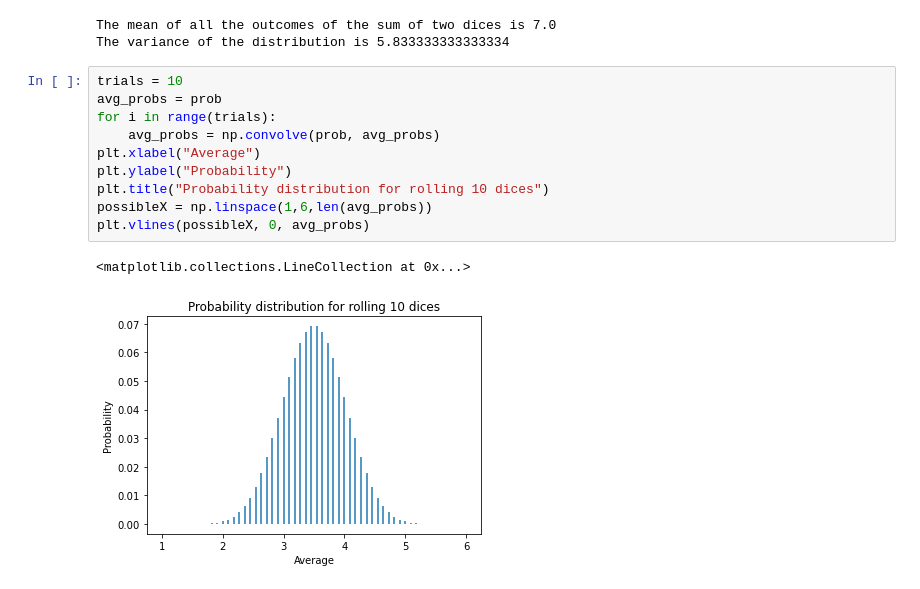
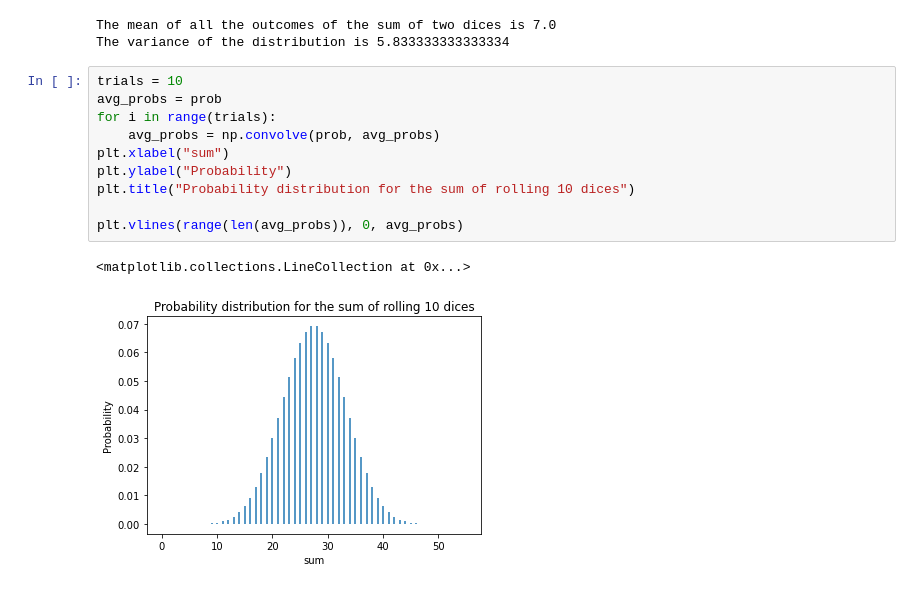
Before and after one commit to leih3/phys434lab1, a Jupyter notebook: HW2.ipynb, the cells around one changed output. Cells and saved outputs as stored; diff of their text form.

```diff
--- a/HW2.ipynb
+++ b/HW2.ipynb
@@ -88,16 +90,16 @@ The variance of the distribution is 5.833333333333334
 # %%
 trials = 10
 avg_probs = prob
 for i in range(trials):
     avg_probs = np.convolve(prob, avg_probs)
-plt.xlabel("Average")
+plt.xlabel("sum")
 plt.ylabel("Probability")
-plt.title("Probability distribution for rolling 10 dices")
-possibleX = np.linspace(1,6,len(avg_probs))
-plt.vlines(possibleX, 0, avg_probs)
+plt.title("Probability distribution for the sum of rolling 10 dices")
+
+plt.vlines(range(len(avg_probs)), 0, avg_probs)
 # %% [output]
 <matplotlib.collections.LineCollection at 0x...>
-[figure, old version]
+[figure, new version]
 # %%
 # the over all shape of the graph looks like a gaussian distribution, but it's not exactly gaussian,
 # the distribution will become a better approximation as we increase the number of trials
```
Also changed, not shown: parts of 9 cells of this notebook.
